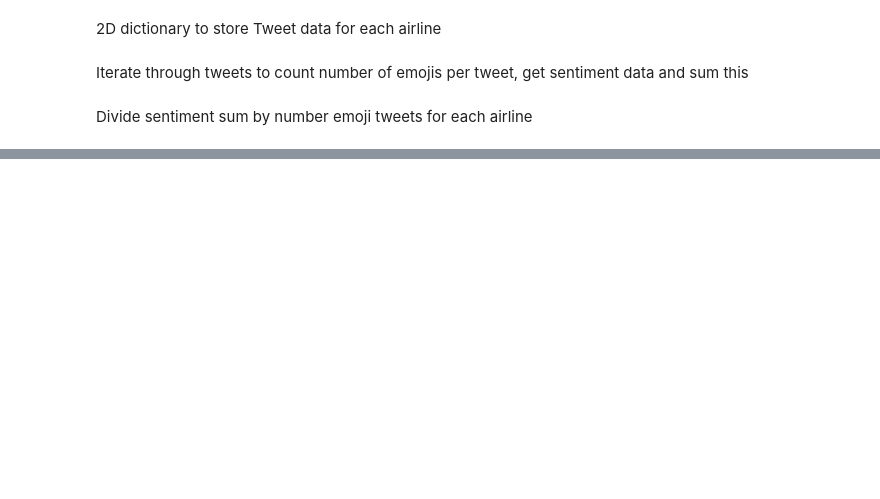
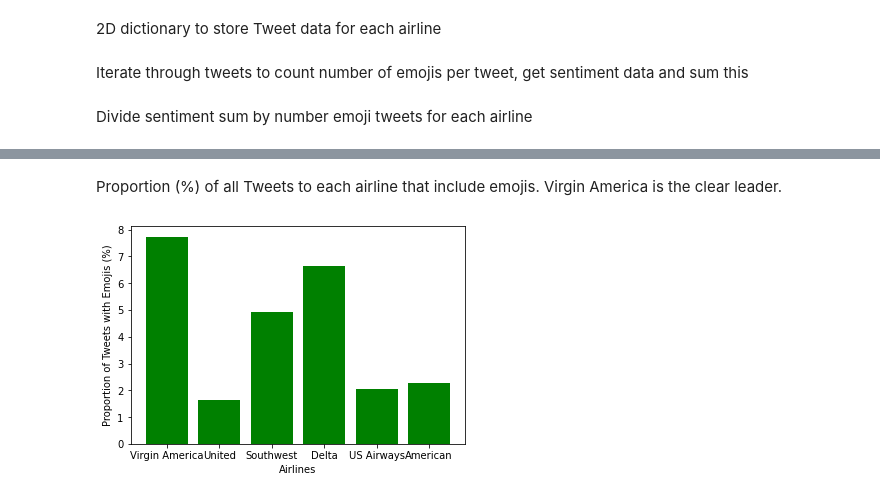
Before and after one commit to mulac/TDA-SentimentAnalysis, a Jupyter notebook: emoji_analysis.ipynb, the cells around one changed output, grey strips where cells are left out. Cells and saved outputs as stored; diff of their text form; code cells hidden in the pictures; blank space fills up the shorter version.

Commit message:
Finished graphs. Matplotlib doesn't support emojis so struggling with labelling properly

```diff
--- a/emoji_analysis.ipynb
+++ b/emoji_analysis.ipynb
@@ -89,0 +109,11 @@ for airline in airlines:
+# %% [markdown]
+<p>Proportion (%) of all Tweets to each airline that include emojis. Virgin America is the clear leader.</p>
+# %%
+#df = df.sort_values(by=['proportion of tweets with emojis'])
+plt.bar(list(airlines.keys()), proportion, color='green')
+plt.xlabel('Airlines')
+plt.ylabel("Proportion of Tweets with Emojis (%)")
+plt.show()
+#proportion_ax = df.plot.bar(x='Airline', y='proportion of tweets with emojis')
+# %% [output]
+[figure, added]
```
Also changed, not shown: parts of 18 cells of this notebook.
